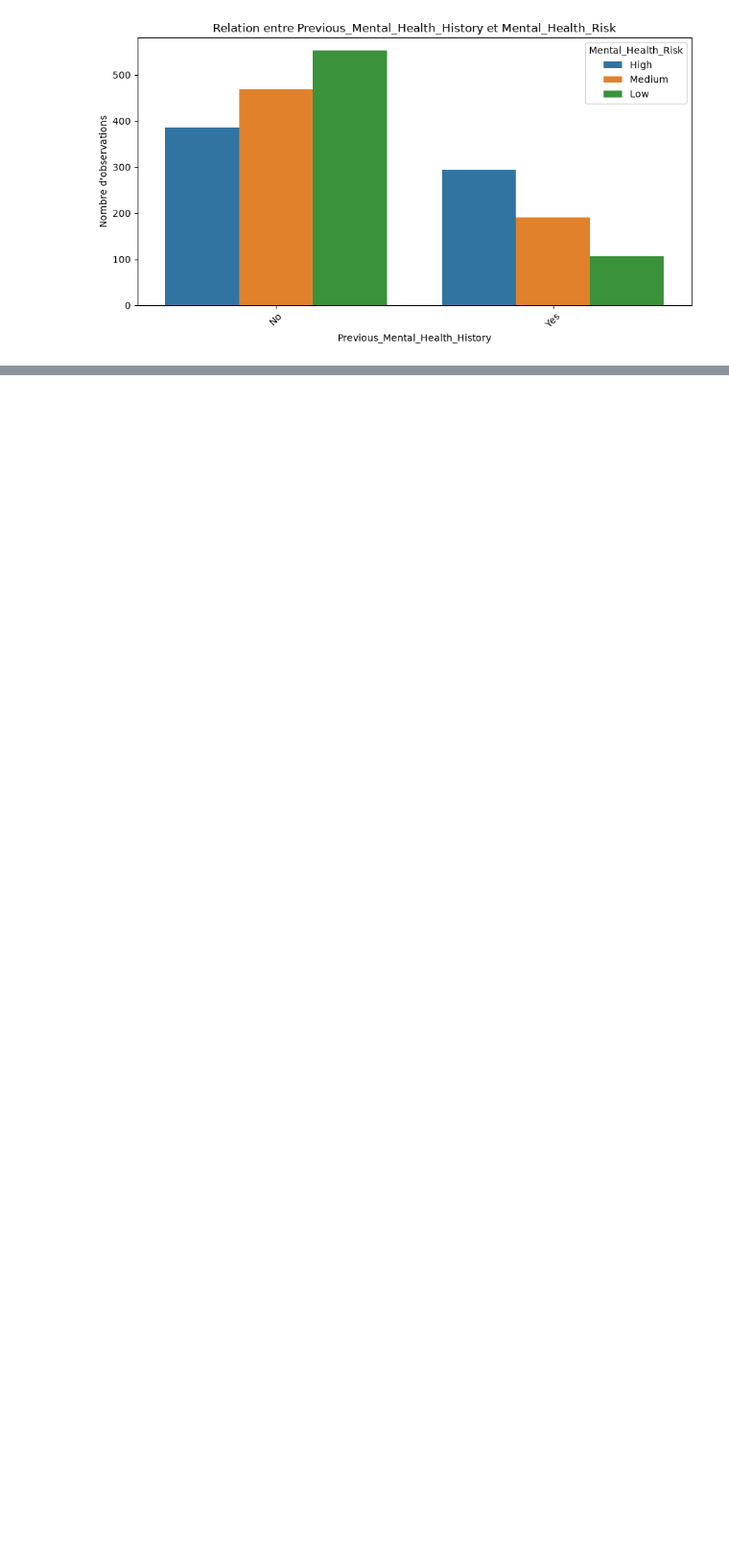
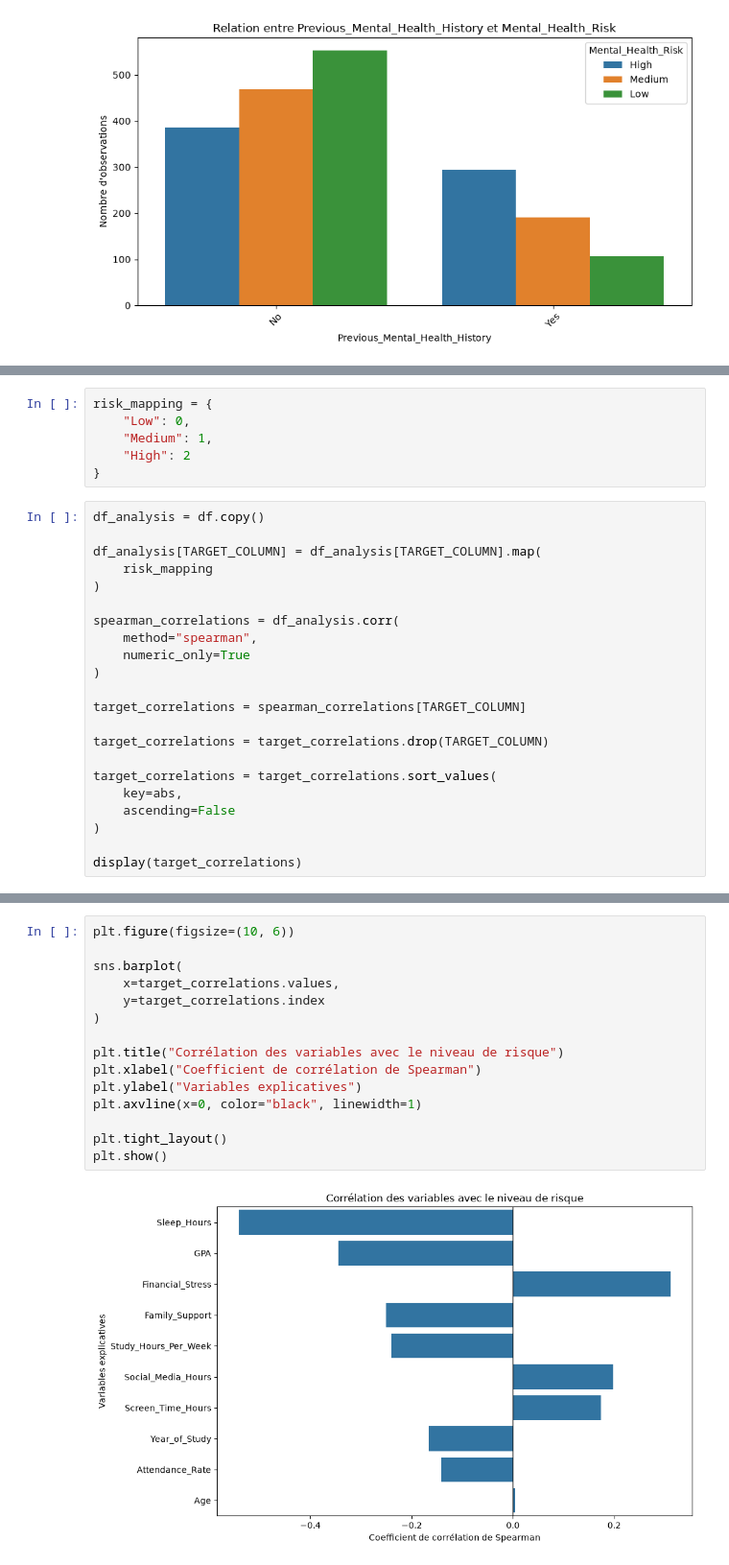
Before and after one commit to SaadiaAjbbar/Mental_Health_Risk_Prediction, a Jupyter notebook: notebooks/01_EDA.ipynb, the cells around one changed output, grey strips where cells are left out. Shown at 96% size. Cells and saved outputs as stored; diff of their text form; blank space fills up the shorter version.

```diff
--- a/notebooks/01_EDA.ipynb
+++ b/notebooks/01_EDA.ipynb
@@ -724,0 +796,28 @@ for column in categorical_columns:
+# %%
+risk_mapping = {
+    "Low": 0,
+    "Medium": 1,
+    "High": 2
+}
+# %%
+df_analysis = df.copy()
+
+df_analysis[TARGET_COLUMN] = df_analysis[TARGET_COLUMN].map(
+    risk_mapping
+)
+
+spearman_correlations = df_analysis.corr(
+    method="spearman",
+    numeric_only=True
+)
+
+target_correlations = spearman_correlations[TARGET_COLUMN]
+
+target_correlations = target_correlations.drop(TARGET_COLUMN)
+
+target_correlations = target_correlations.sort_values(
+    key=abs,
+    ascending=False
+)
+
+display(target_correlations)
@@ -724,0 +836,17 @@ for column in categorical_columns:
+# %%
+plt.figure(figsize=(10, 6))
+
+sns.barplot(
+    x=target_correlations.values,
+    y=target_correlations.index
+)
+
+plt.title("Corrélation des variables avec le niveau de risque")
+plt.xlabel("Coefficient de corrélation de Spearman")
+plt.ylabel("Variables explicatives")
+plt.axvline(x=0, color="black", linewidth=1)
+
+plt.tight_layout()
+plt.show()
+# %% [output]
+[figure, added]
```
Also changed, not shown: parts of 7 cells of this notebook.
